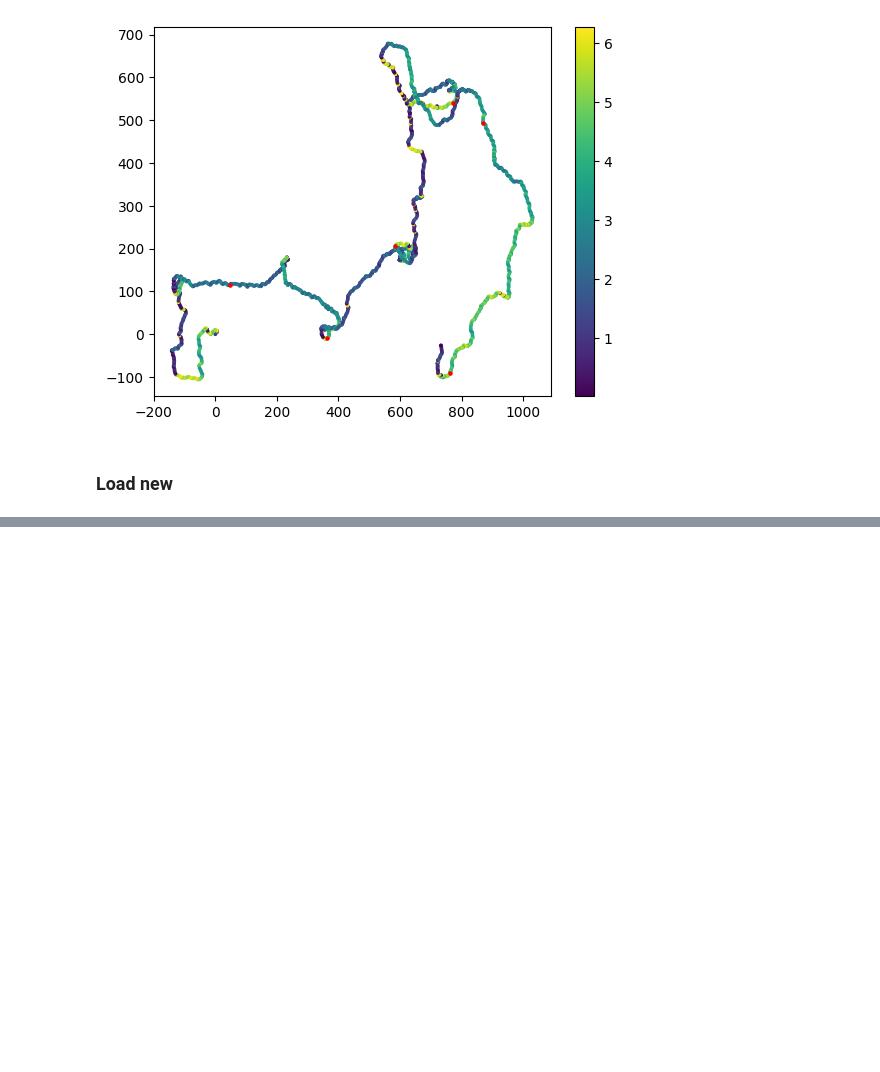
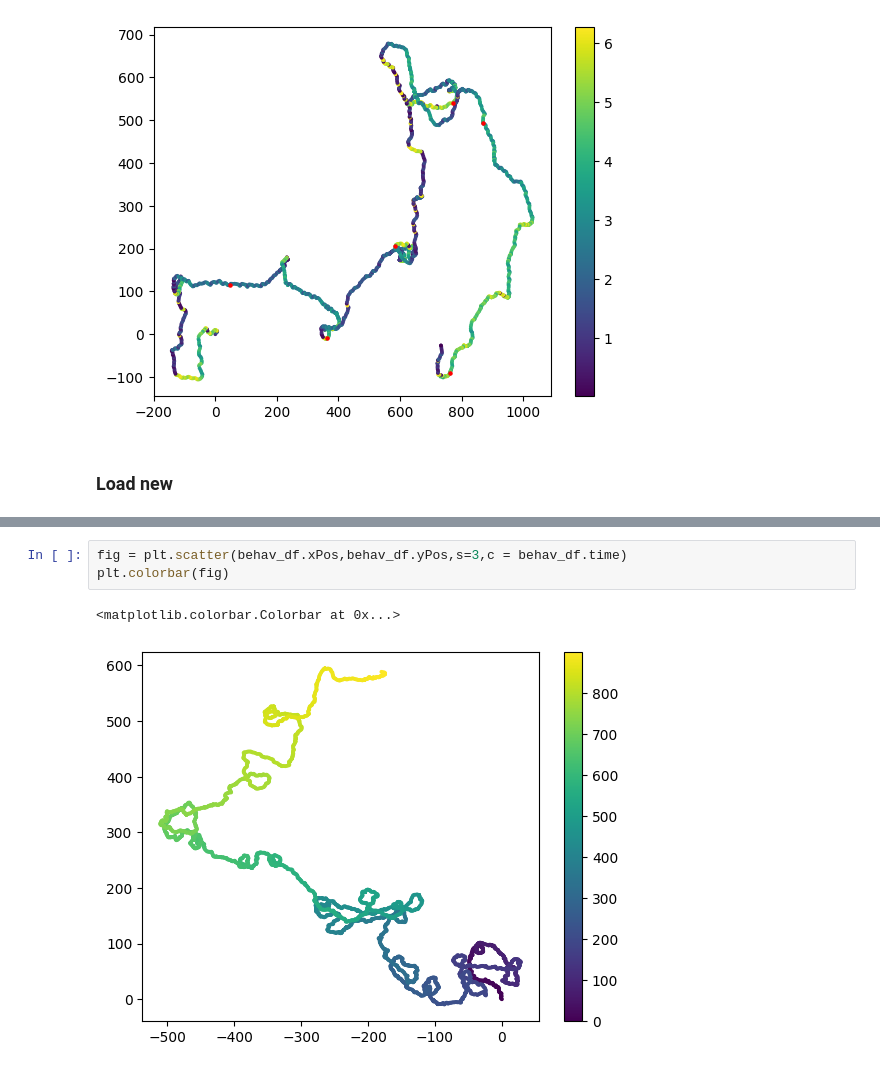
Before and after one commit to jingxuanf0214/thesis-2p-behavior-align, a Jupyter notebook: imaging/visualizations_jump.ipynb, the cells around one changed output, grey strips where cells are left out. Saved outputs shown, nothing was run; the diff lists cells and outputs as text; blank space fills up the shorter version.

```diff
--- a/imaging/visualizations_jump.ipynb
+++ b/imaging/visualizations_jump.ipynb
@@ -230,0 +266,6 @@ Loaded using mat73.
+# %%
+fig = plt.scatter(behav_df.xPos,behav_df.yPos,s=3,c = behav_df.time)
+plt.colorbar(fig)
+# %% [output]
+<matplotlib.colorbar.Colorbar at 0x...>
+[figure, added]
```
Also changed, not shown: parts of 22 cells of this notebook, 1 other file.
